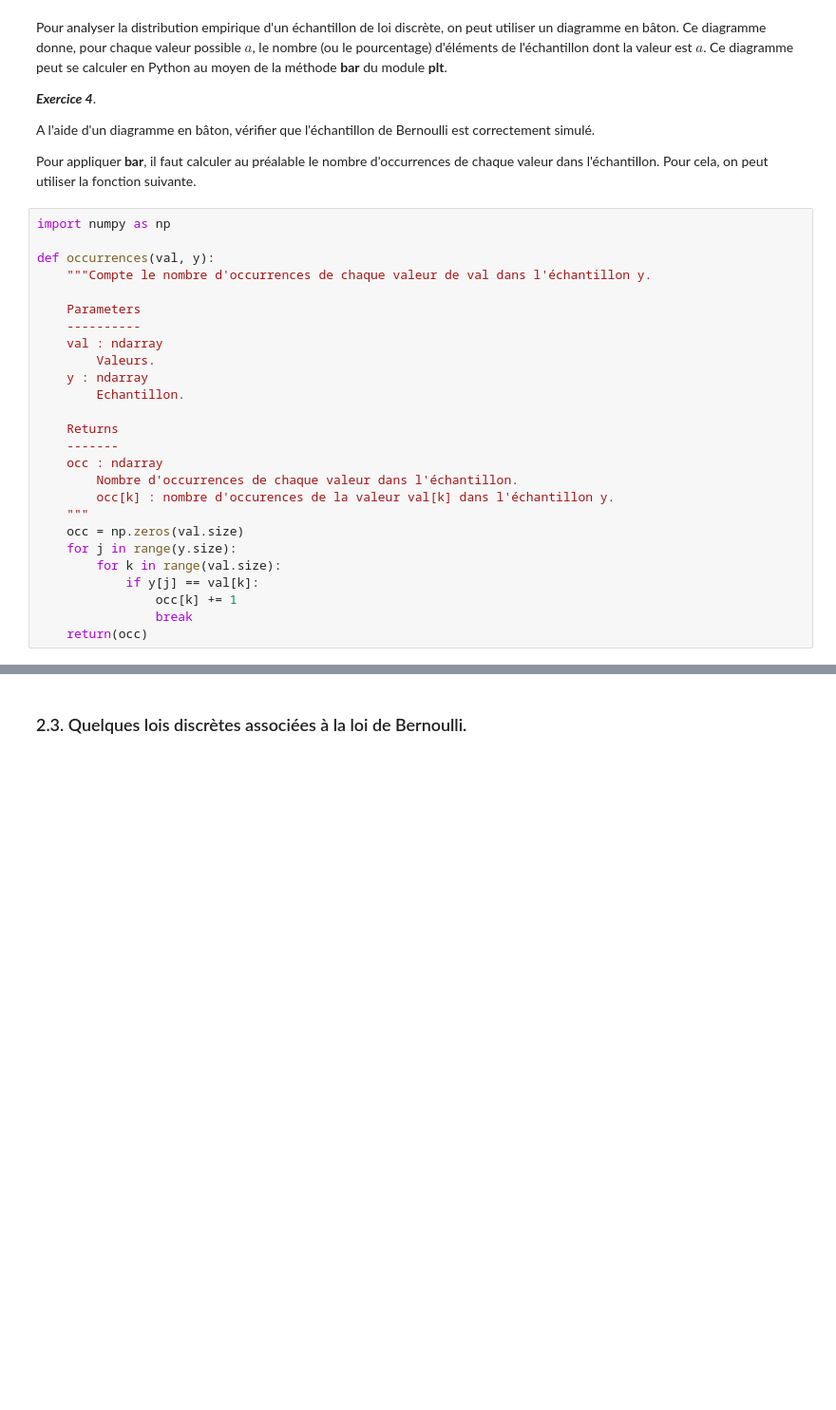
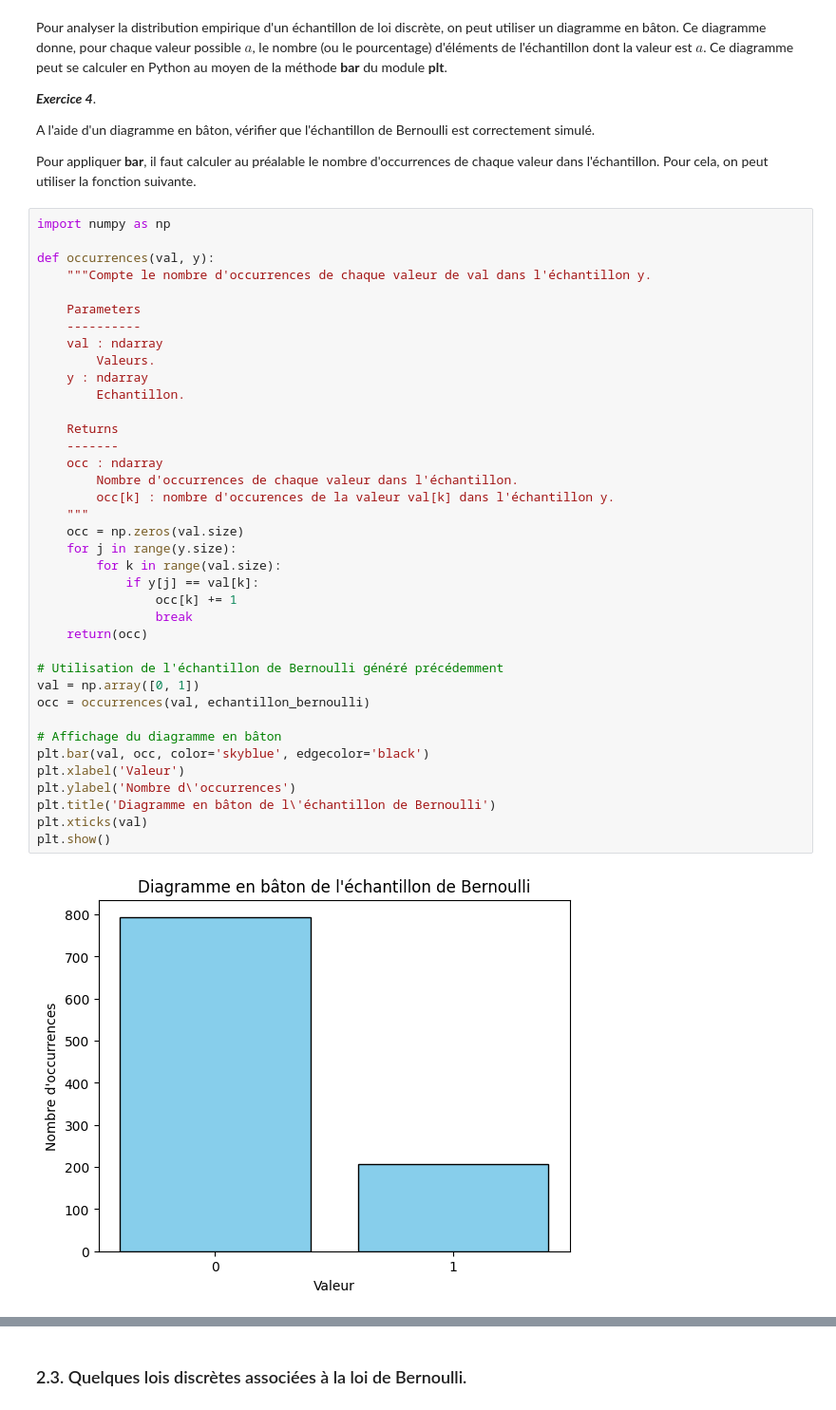
Before and after one commit to SUPREMEchelson/ProjetMathsDataScience, a Jupyter notebook: TP pour le 25 février/projet2.ipynb, the cells around one changed output, grey strips where cells are left out. Shown: that part at 95% size. Drawn from its saved outputs; the diff is of its cells as text; blank space fills up the shorter version.

```diff
--- a/TP pour le 25 février/projet2.ipynb
+++ b/TP pour le 25 février/projet2.ipynb
@@ -196,27 +199,41 @@ Pour appliquer **bar**, il faut calculer au préalable le nombre d'occurrences d
 # %%
 import numpy as np
 
 def occurrences(val, y):
     """Compte le nombre d'occurrences de chaque valeur de val dans l'échantillon y.
 
     Parameters
     ----------
     val : ndarray
         Valeurs.
     y : ndarray
         Echantillon.
 
     Returns
     -------
     occ : ndarray
         Nombre d'occurrences de chaque valeur dans l'échantillon.
         occ[k] : nombre d'occurences de la valeur val[k] dans l'échantillon y.
     """
     occ = np.zeros(val.size)
     for j in range(y.size):
         for k in range(val.size):
             if y[j] == val[k]:
                 occ[k] += 1
                 break
     return(occ)
+
+# Utilisation de l'échantillon de Bernoulli généré précédemment
+val = np.array([0, 1])
+occ = occurrences(val, echantillon_bernoulli)
+
+# Affichage du diagramme en bâton
+plt.bar(val, occ, color='skyblue', edgecolor='black')
+plt.xlabel('Valeur')
+plt.ylabel('Nombre d\'occurrences')
+plt.title('Diagramme en bâton de l\'échantillon de Bernoulli')
+plt.xticks(val)
+plt.show()
+# %% [output]
+[figure, added]
 # %%
```
Also changed, not shown: parts of 2 cells of this notebook.
